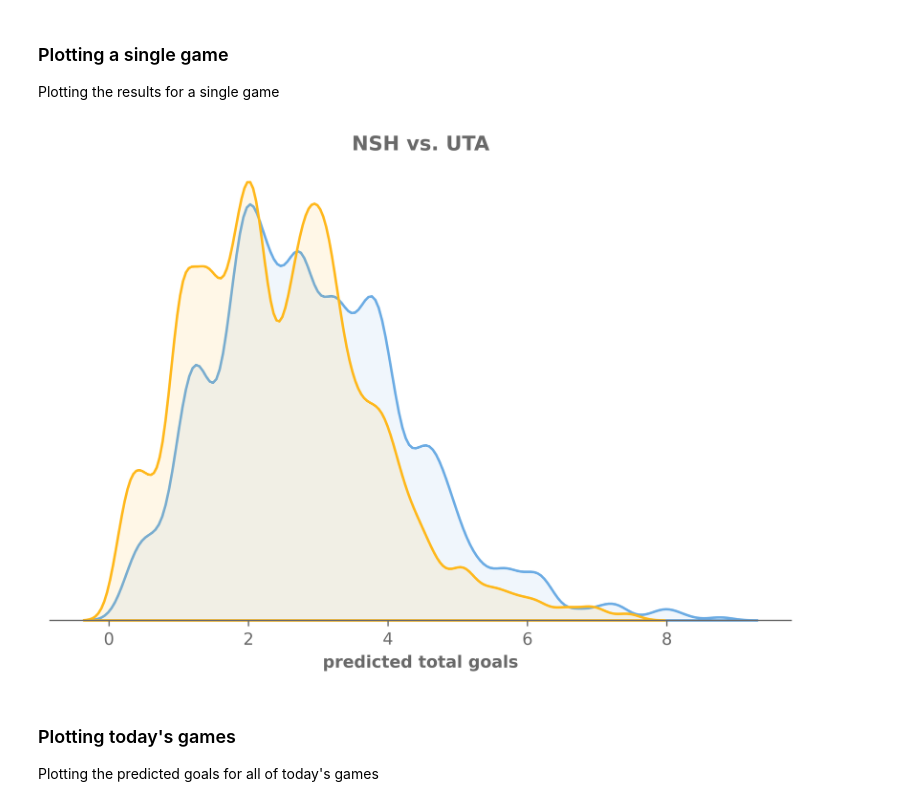
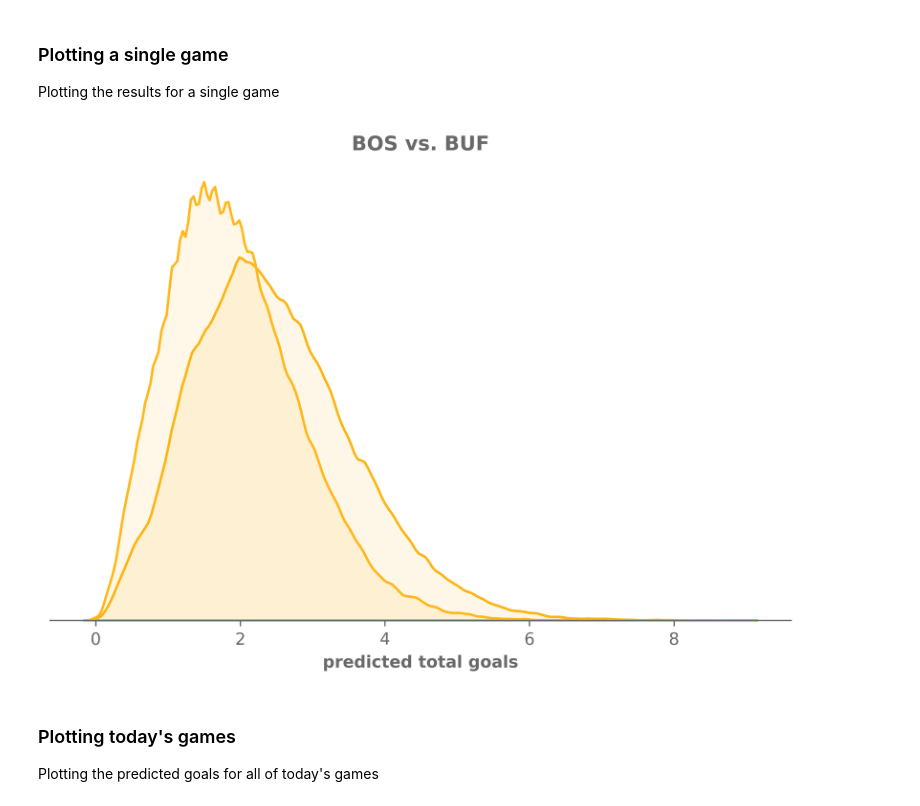
Before and after one commit to chickenandstats/chickenstats-blog, a Jupyter notebook: nbs/blog/posts/tutorials/monte_carlo/index.ipynb, the cells around one changed output. Drawn from its saved outputs; the diff is of its cells as text; code cells hidden in the pictures.

Commit message:
feat: updating for vectorized predictions
Updating for vectorized predictions to dramatically increase speed

```diff
--- a/nbs/blog/posts/tutorials/monte_carlo/index.ipynb
+++ b/nbs/blog/posts/tutorials/monte_carlo/index.ipynb
@@ -164,6 +176,9 @@ Combine the scraped data and the saved data, then save the new file, but only if
 # %%
 if game_ids:
-    team_stats = pl.concat(
-        [team_stats.with_columns(pl.col("bsf_adj_percent").cast(pl.Float64)), scraped_team_stats], strict=False
-    )  # Quick, don't ask
-    team_stats.write_csv(stats_file)
+    if not team_stats.is_empty():
+        team_stats = pl.concat([team_stats, scraped_team_stats], strict=False)  # Quirk, don't ask
+
+    else:
+        team_stats = scraped_team_stats
+
+    team_stats.write_parquet(stats_file)
@@ -271,5 +264,5 @@ def random_float() -> float:
 ### Simulating an individual game
 Predicts various game values, based on a poissoin distribution
 # %%
-game = todays_games.filter((pl.col("away_team") == "NSH") | (pl.col("home_team") == "NSH")).to_dicts()[0]
+game = todays_games.filter((pl.col("away_team") == "BUF") | (pl.col("home_team") == "BUF")).to_dicts()[0]
 # %%
@@ -302,7 +292,9 @@ shape: (5, 26)
 ### Simulating multiple games
 Simulating multiple games at once
 # %%
-predictions = predict_games(predict_game, todays_games, total_simulations=1_000, n_workers=1, disable_progress_bar=True)
+predictions = predict_games(
+    predict_game, todays_games, total_simulations=100_000, n_workers=1, disable_progress_bar=False
+)
 # %%
 predictions.head(5)
 # %% [output]
@@ -369,7 +351,7 @@ Plotting the results of your simulations
 Taking the NHL colors and making a dictionary out of them
 # %%
 color_dict = {
-    key: (value["GOAL"] if value["GOAL"] != "#FFFFFF" else value["SHOT"]) for key, value in NHL_COLORS.items()
+    key: (value["GOAL"] if value["GOAL"] != "#FFFFFF" else value["SHOT"]) for key, value in TEAM_COLORS.items()
 }
 # %% [markdown]
 ### Plotting a single game
@@ -379,11 +361,12 @@ dpi = 650
 figsize = (8, 5)
 nrows = 1  # len(assessed_predictions["home_team"].to_list())
 ncols = 1
+team_chart = "BUF"
 
 fig, ax = plt.subplots(nrows=nrows, ncols=ncols, figsize=figsize, dpi=dpi, sharex=True, sharey=True)
 
 for idx, game in enumerate(
-    assessed_predictions.filter((pl.col("away_team") == "NSH") | (pl.col("home_team") == "NSH"))
+    assessed_predictions.filter((pl.col("away_team") == team_chart) | (pl.col("home_team") == team_chart))
     .sort("predicted_away_total_goals_mean")
     .to_dicts()
 ):
@@ -394,35 +377,35 @@ for idx, game in enumerate(
     venues = ["away", "home"]
 
     for venue in venues:
         sns.kdeplot(
             data=plot_predictions,
             x=plot_predictions[f"predicted_{venue}_total_goals"],
             bw_adjust=0.5,
             clip_on=False,
             fill=True,
             alpha=0.1,
             linewidth=1.5,
             hue=plot_predictions[f"{venue}_team"],
             palette=color_dict,
             legend=False,
             ax=ax,
         )
 
     sns.despine(left=True)
 
     ax.set(yticks=[], ylabel="", xlabel="predicted total goals")
 
     if idx != (nrows - 1):
         ax.set(xticks=[])
 
     # else:
     #     ax.set(xlabel="predicted total goals")
 
     ax.set_title(f"{game['home_team']} vs. {game['away_team']}")
 
-fig.savefig(f"./charts/{latest_date}_NSH.png", dpi=650, bbox_inches="tight", facecolor="white")
+fig.savefig(f"./charts/{latest_date}_{team_chart}.png", dpi=650, bbox_inches="tight", facecolor="white")
 # %% [output]
-[figure, old version]
+[figure, new version]
 # %% [markdown]
 ### Plotting today's games
 Plotting the predicted goals for all of today's games
```
Also changed, not shown: parts of 24 cells of this notebook, 1 other file.
